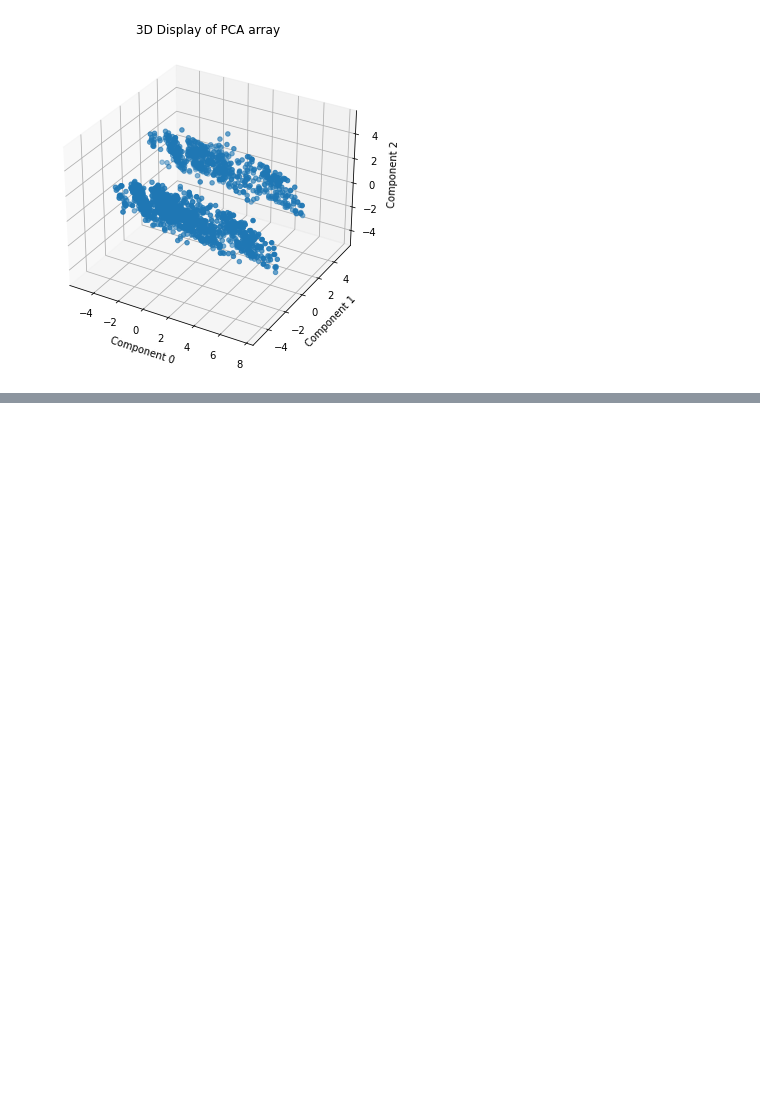
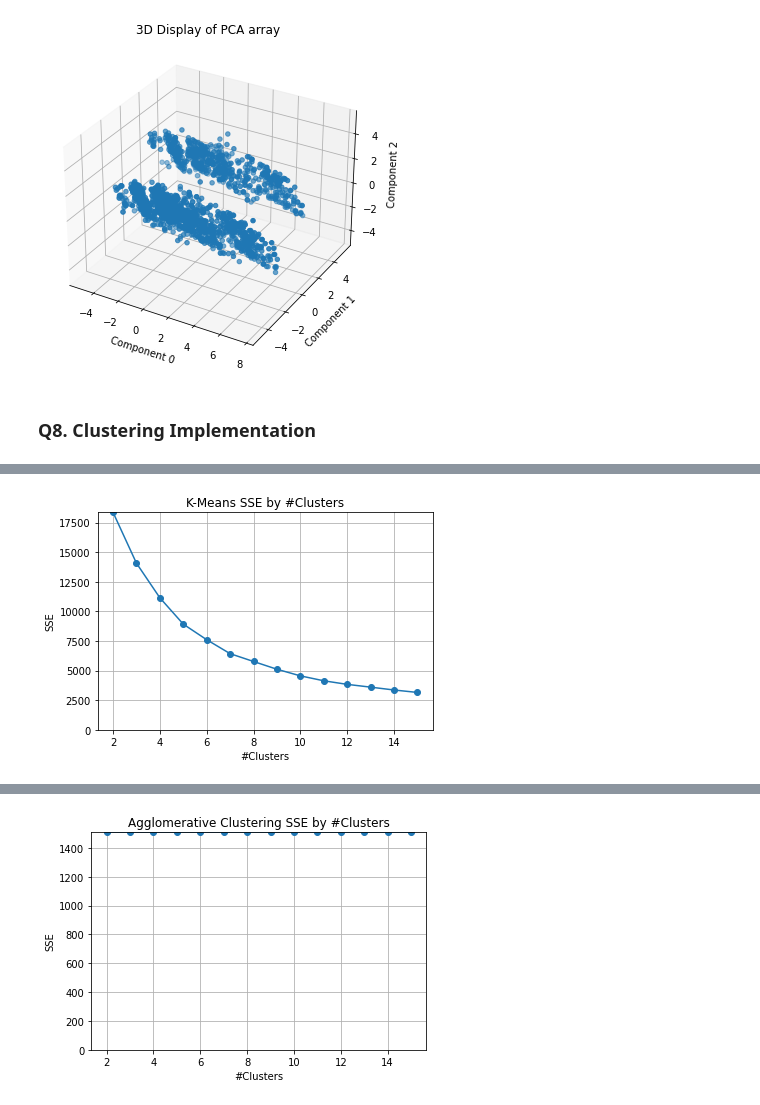
Before and after one commit to pspanoudakis/Data-Mining-Techniques-Projects, a Jupyter notebook: project1/CustomerPersonalityAnalysis.ipynb, the cells around one changed output, grey strips where cells are left out. Saved outputs shown, nothing was run; the diff lists cells and outputs as text; code cells hidden in the pictures; blank space fills up the shorter version.

```diff
--- a/project1/CustomerPersonalityAnalysis.ipynb
+++ b/project1/CustomerPersonalityAnalysis.ipynb
@@ -17,7 +22,16 @@ from IPython.display import display, DisplayHandle, Markdown
 # %% [markdown]
 ### Dataset-specific & Helper constants
 # %%
-READ_CSV: Callable[[], pd.DataFrame] = lambda: pd.read_csv('./marketing_campaign.csv', sep='\t')
+READ_DATASET: Callable[[], pd.DataFrame] = lambda: pd.read_csv('./marketing_campaign.csv', sep='\t')
+
+""" Dataset Reader. """
+K_MAX = 15
+""" Max #clusters for K-means (inclusive). """
+K_MIN = 2
+""" Min #clusters for K-means  (inclusive). """
+assert K_MAX >= K_MIN
+
+VERBOSE_CLUSTERING = True
 
 # Autocomplete helper
 class DataColumn:
@@ -68,7 +82,7 @@ def drawHeatmap(df: pd.DataFrame, ax: plt.Axes, cmap: str = "coolwarm", **kwargs
 
 We read the dataset to observe its shape:
 # %%
-dataDf = READ_CSV()
+dataDf = READ_DATASET()
 dataDf.head()
 # %% [output]
 |  | ID | Year_Birth | Education | Marital_Status | Income | Kidhome | Teenhome | Dt_Customer | Recency | ... |
@@ -664,3 +680,67 @@ def plot3dPca(arr: np.ndarray):
 plot3dPca(pcaArray)
 # %% [output]
 [figure]
+# %% [markdown]
+### **Q8.** Clustering Implementation
+# %%
+@dataclass
+class ClustererWrapper:
+    cls: Type["KMeans | AgglomerativeClustering"]
+    clsName: str
+
+    def init(self, nClusters: int):
+        if self.cls == KMeans:
+            self.__clusterer__ = self.cls(n_clusters=nClusters)
+        elif self.cls == AgglomerativeClustering:
+            self.__clusterer__ = self.cls(n_clusters=nClusters, compute_distances=True)
+
+    def fit(self, data: np.ndarray):
+        self.__clusterer__.fit(data)
+
+    def computeError(self):
+        if self.cls == KMeans:
+            return self.__clusterer__.inertia_
+        elif self.cls == AgglomerativeClustering:
+            distances: Iterable[float] = self.__clusterer__.distances_
+            return sum(math.sqrt(d) for d in distances)
+
+def fitClusterer(clusterer: ClustererWrapper, data: np.ndarray, verbose: bool = True):
+    iterRange = range(K_MIN, K_MAX + 1)
+    if verbose:
+        iterator = tqdm(
+            iterRange,
+            bar_format='{desc}{bar} {n}/{total} -- Time Elapsed: {elapsed}'
+        )
+    else:
+        iterator = iterRange
+
+    errorByK = []
+    for k in iterator:
+        clusterer.init(nClusters=k)
+        clusterer.fit(data)
+        errorByK.append(clusterer.computeError())
+
+        if verbose:
+            iterator.set_description(f"Fitting {clusterer.clsName} with k = {k:<3}")
+
+    return list(iterRange), errorByK
+
+def demonstrateClusterer(clusterer: ClustererWrapper, data: np.ndarray, verbose: bool = True):
+    kSizes, errors = fitClusterer(clusterer, data, verbose)
+    ax = plt.subplot()
+    ax.set_title(f'{clusterer.clsName} SSE by #Clusters')
+    ax.set_ylabel('SSE')
+    ax.set_ylim(0, max(errors))
+    ax.set_xlabel('#Clusters')
+    ax.grid(visible=True)
+    ax.plot(kSizes, errors, marker='o')
+    plt.show()
+
+clusterers = (
+    ClustererWrapper(cls=KMeans, clsName='K-Means'),
+    ClustererWrapper(cls=AgglomerativeClustering, clsName='Agglomerative Clustering')
+)
+
+for wrapper in clusterers:
+    demonstrateClusterer(wrapper, pcaArray, verbose=VERBOSE_CLUSTERING)
+# %% [output]
@@ -666,0 +748 @@ plot3dPca(pcaArray)
+[figure, added]
@@ -666,0 +750 @@ plot3dPca(pcaArray)
+[figure, added]
```
Also changed, not shown: parts of 4 cells of this notebook.
